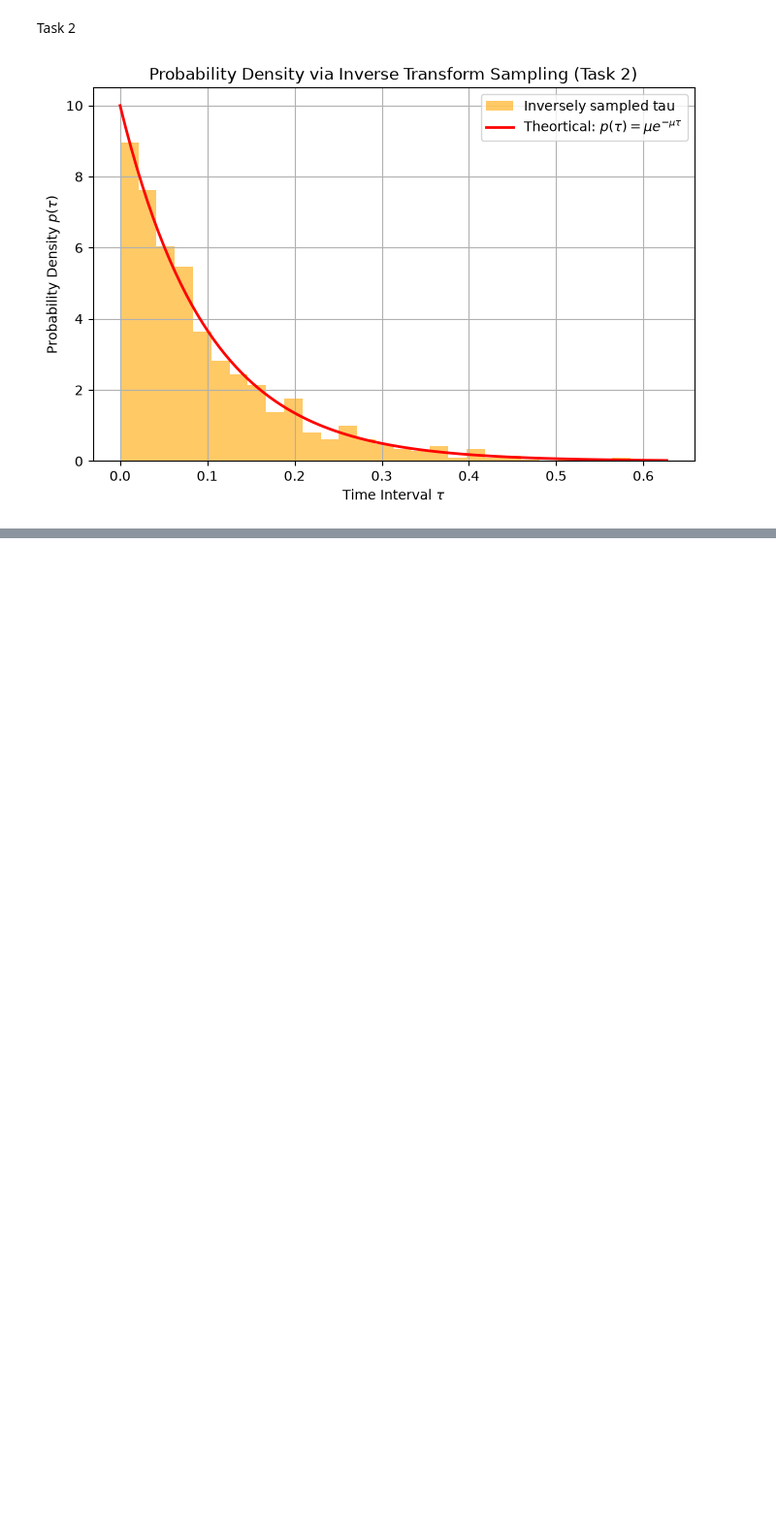
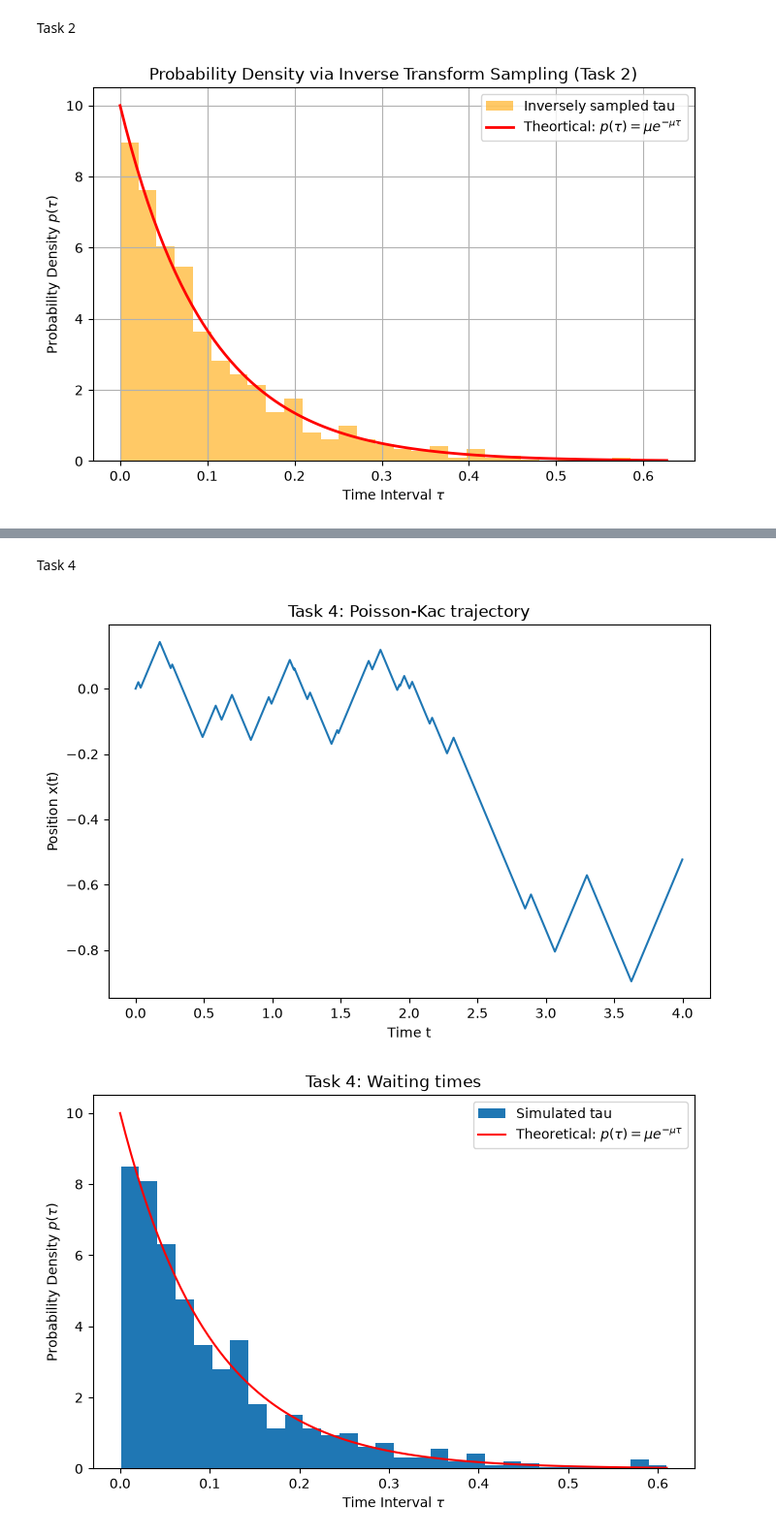
Before and after one commit to 04milano/VibeCoders-Poisson-Kac, a Jupyter notebook: Poisson-Kac_VibeCoders_Notebook.ipynb, the cells around one changed output, grey strips where cells are left out. Shown at 97% size. Cells and saved outputs as stored; diff of their text form; code cells hidden in the pictures; blank space fills up the shorter version.

```diff
--- a/Poisson-Kac_VibeCoders_Notebook.ipynb
+++ b/Poisson-Kac_VibeCoders_Notebook.ipynb
@@ -83,0 +156,57 @@ main_function()
+# %% [markdown]
+Task 4
+# %%
+import numpy as np
+import matplotlib.pyplot as plt
+
+rng = np.random.default_rng()
+
+mu = 10
+s = 1
+dt = 0.01/mu
+n_steps = 100000
+
+v = s
+x = 0
+x_values = [x]
+flip_steps = []
+
+f = 1 - np.exp(-mu * dt)
+
+for steps in range(1, n_steps + 1):
+    x = x + v * dt
+    x_values.append(x)
+
+    r = rng.uniform(0, 1)
+
+    if r < f:
+        v = -v
+        flip_steps.append(steps)
+
+#print(len(x_values))
+#print(len(flip_steps))
+
+t_values = np.arange(len(x_values)) * dt
+
+plt.figure(figsize=(8, 5))
+plt.plot(t_values[:4000], x_values[:4000])
+plt.xlabel("Time t")
+plt.ylabel("Position x(t)")
+plt.title("Task 4: Poisson-Kac trajectory")
+plt.show()
+
+tau = np.diff(flip_steps) * dt
+tau_theoretical = np.linspace(0,np.max(tau), 100)
+tau_theoretical_curve = mu * np.exp(-mu * tau_theoretical)
+
+plt.figure(figsize=(8, 5))
+plt.hist(tau, bins = 30, density = True, label='Simulated tau')
+plt.plot(tau_theoretical, tau_theoretical_curve, "r-", label=r"Theoretical: $p(\tau) = \mu e^{-\mu\tau}$")
+plt.xlabel(r'Time Interval $\tau$')
+plt.ylabel(r'Probability Density $p(\tau)$')
+plt.title("Task 4: Waiting times")
+plt.legend()
+plt.show()
+# %% [output]
+[figure, added]
+[figure, added]
```
Also changed, not shown: parts of 4 cells of this notebook, 9 other files.
